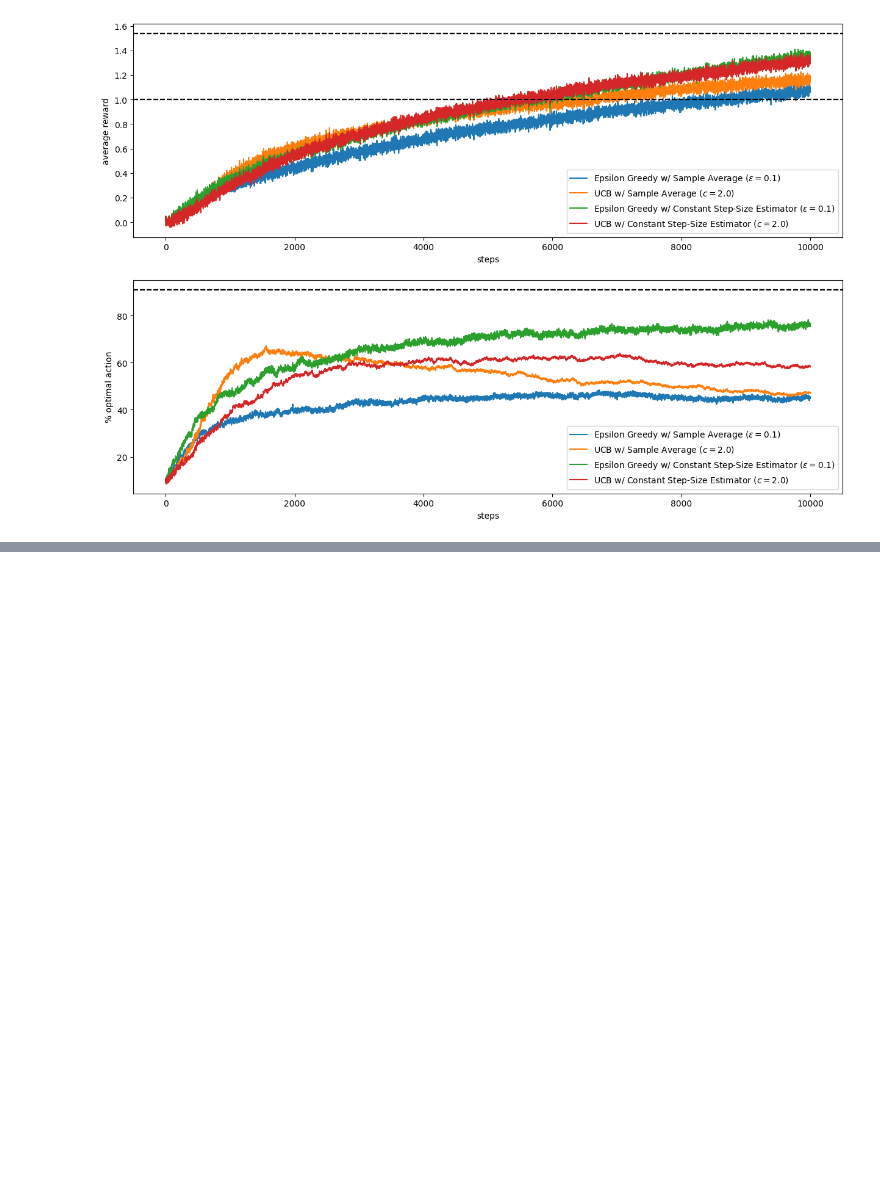
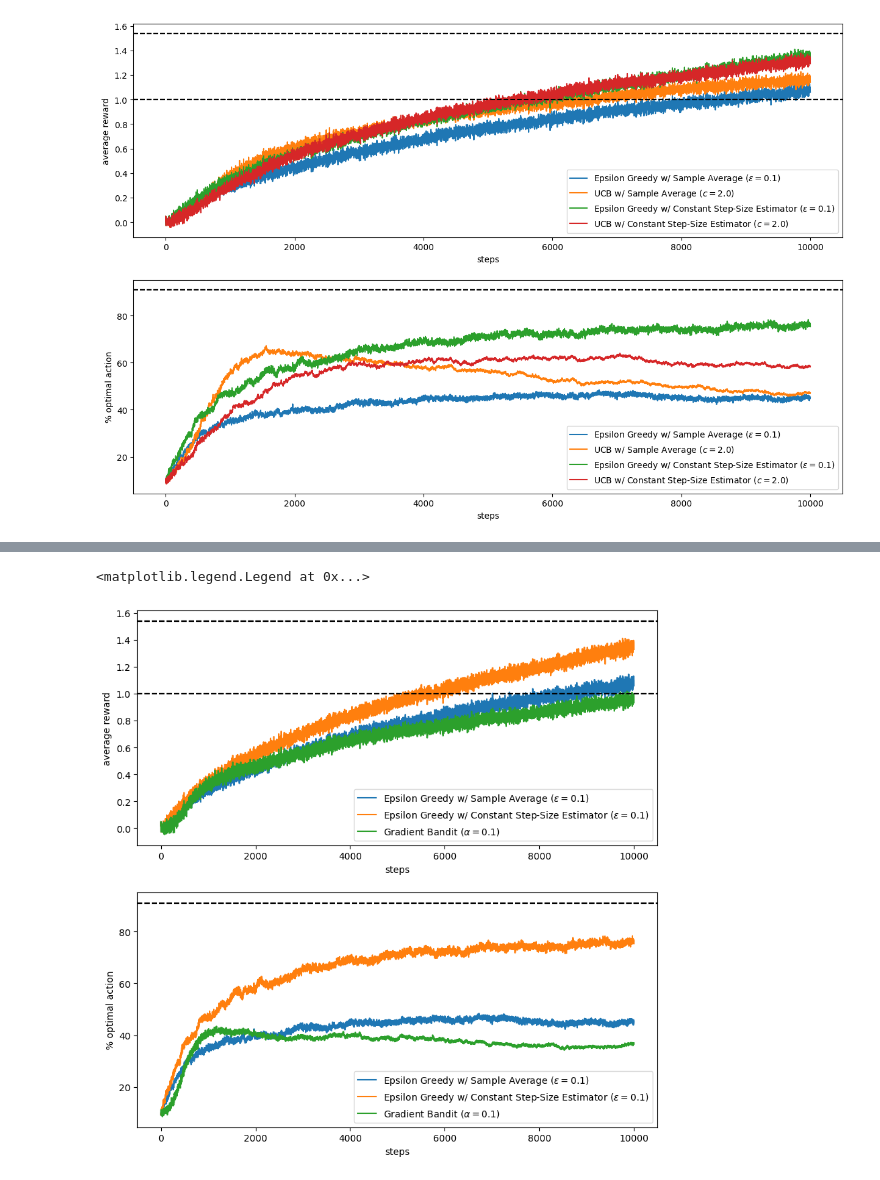
Before and after one commit to alex-ortan/RL_sutton_barto, a Jupyter notebook: ch2/k-armed_bandit_nonstationary_simulations.ipynb, the cells around one changed output, grey strips where cells are left out. Cells and saved outputs as stored; diff of their text form; code cells hidden in the pictures; blank space fills up the shorter version.

```diff
--- a/ch2/k-armed_bandit_nonstationary_simulations.ipynb
+++ b/ch2/k-armed_bandit_nonstationary_simulations.ipynb
@@ -154,0 +187,22 @@ plt.legend()
+# %%
+plt.figure(figsize=(10, 10))
+
+plt.subplot(2, 1, 1)
+for i, result in enumerate(results):
+    plt.plot(result["average_rewards"], label=labels[i])
+    plt.axhline(y=1.54, color='k', linestyle='--')
+    plt.axhline(y=1, color='k', linestyle='--')
+plt.xlabel("steps")
+plt.ylabel("average reward")
+plt.legend()
+
+plt.subplot(2, 1, 2)
+for i, result in enumerate(results):
+    plt.plot(result["percent_optimal_actions"], label=labels[i])
+    plt.axhline(y=91, color='k', linestyle='--')
+plt.xlabel("steps")
+plt.ylabel("% optimal action")
+plt.legend()
+# %% [output]
+<matplotlib.legend.Legend at 0x...>
+[figure, added]
```
Also changed, not shown: parts of 4 cells of this notebook, 13 other files.
